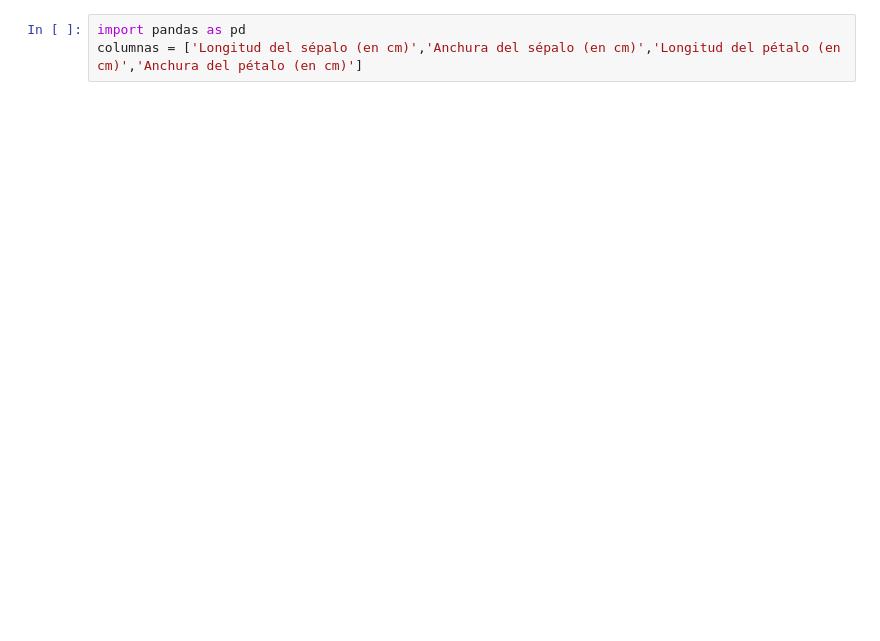
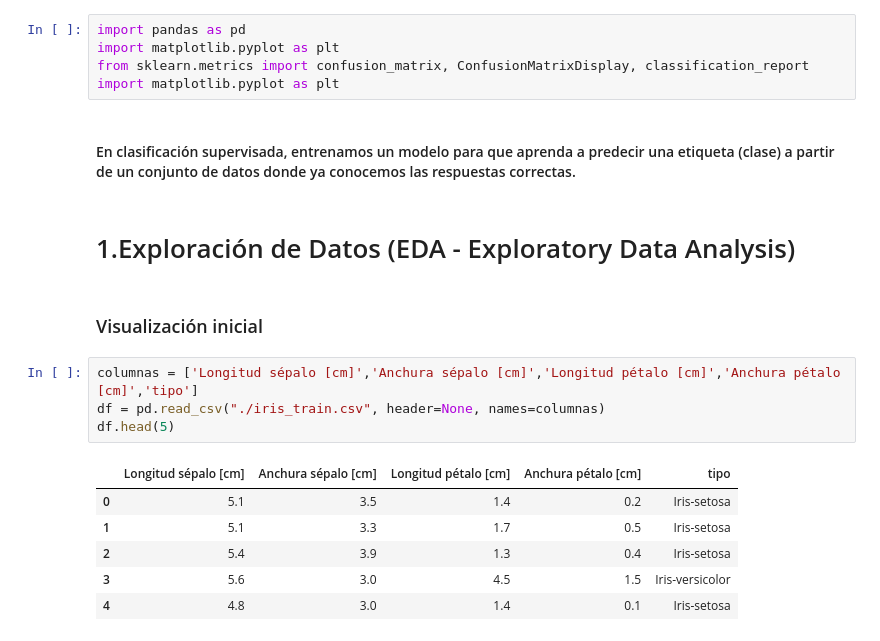
Before and after one commit to crisrey211/kopuru-iris-aprendizaje-superviasdo, a Jupyter notebook: iris.ipynb, the cells around one changed output. Saved outputs shown, nothing was run; the diff lists cells and outputs as text; blank space fills up the shorter version.

```diff
--- a/iris.ipynb
+++ b/iris.ipynb
@@ -1,3 +1,22 @@
+# %%
+import pandas as pd
+import matplotlib.pyplot as plt
+from sklearn.metrics import confusion_matrix, ConfusionMatrixDisplay, classification_report
+import matplotlib.pyplot as plt
+# %% [markdown]
+#### En clasificación supervisada, entrenamos un modelo para que aprenda a predecir una etiqueta (clase) a partir de un conjunto de datos donde ya conocemos las respuestas correctas.
+# %% [markdown]
+# 1.Exploración de Datos (EDA - Exploratory Data Analysis)
+# %% [markdown]
+### Visualización inicial
 # %%
-import pandas as pd
-columnas = ['Longitud del sépalo (en cm)','Anchura del sépalo (en cm)','Longitud del pétalo (en cm)','Anchura del pétalo (en cm)']
+columnas = ['Longitud sépalo [cm]','Anchura sépalo [cm]','Longitud pétalo [cm]','Anchura pétalo [cm]','tipo']
+df = pd.read_csv("./iris_train.csv", header=None, names=columnas)
+df.head(5)
+# %% [output]
+|  | Longitud sépalo [cm] | Anchura sépalo [cm] | Longitud pétalo [cm] | Anchura pétalo [cm] | tipo |
+| 0 | 5.1 | 3.5 | 1.4 | 0.2 | Iris-setosa |
+| 1 | 5.1 | 3.3 | 1.7 | 0.5 | Iris-setosa |
+| 2 | 5.4 | 3.9 | 1.3 | 0.4 | Iris-setosa |
+| 3 | 5.6 | 3.0 | 4.5 | 1.5 | Iris-versicolor |
+| 4 | 4.8 | 3.0 | 1.4 | 0.1 | Iris-setosa |
```
Also changed, not shown: parts of 29 cells of this notebook.
